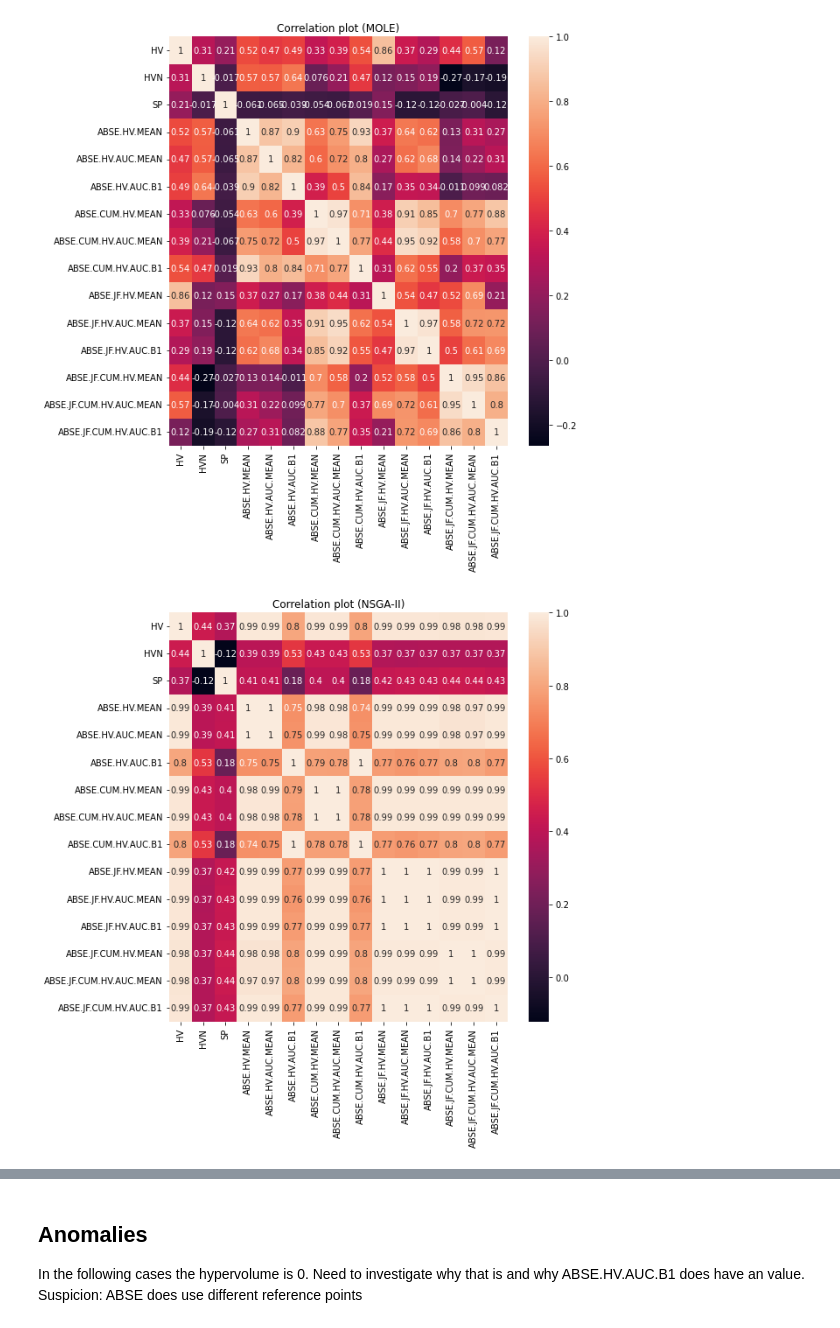
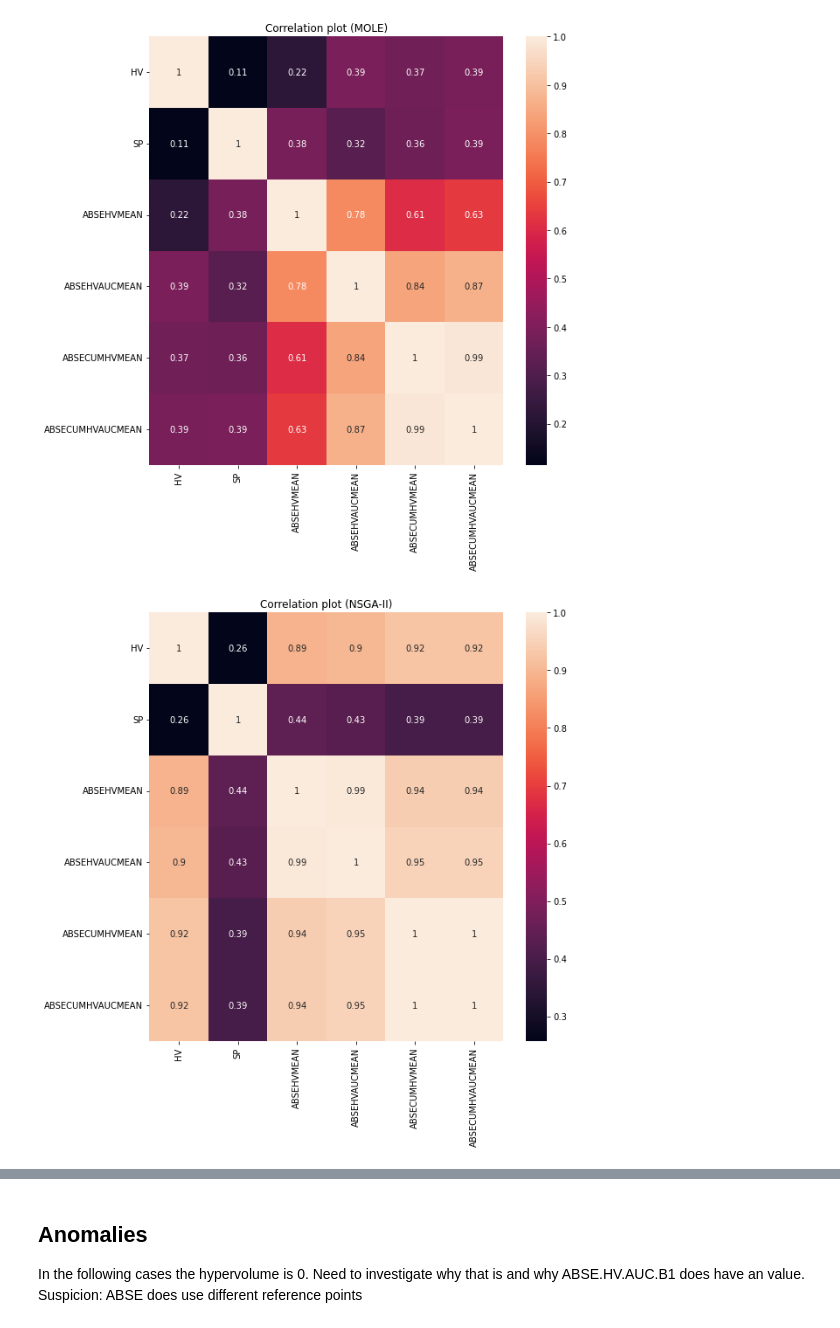
Before and after one commit to jeroenrook/BBE-experiments, a Jupyter notebook: experiments/03initialvisualisations/Analysis.ipynb, the cells around one changed output, grey strips where cells are left out. Drawn from its saved outputs; the diff is of its cells as text; code cells hidden in the pictures.

```diff
--- a/experiments/03initialvisualisations/Analysis.ipynb
+++ b/experiments/03initialvisualisations/Analysis.ipynb
@@ -77,12 +77,12 @@ tdf.groupby(["solver","instance"]).size().unstack("solver")
 # %%
 for solver, gdf in df.groupby("solver"):
-    metrics = gdf.columns[~gdf.columns.isin(["run", "seed", "Unnamed: 0", "solver", "instance", "configuration"])]
+    metrics = gdf.columns[gdf.columns.isin(["HV", "SP", "ABSEHVMEAN", "ABSEHVAUCMEAN", "ABSECUMHVMEAN", "ABSECUMHVAUCMEAN"])]
     fig, ax = plt.subplots(1, figsize=(9,9))
     ax.set_aspect('auto')
-    sns.heatmap(gdf[metrics].corr(), annot = True)
+    sns.heatmap(gdf[metrics].corr("spearman"), annot = True)
     ax.set_title(f"Correlation plot ({solver})")
     plt.tight_layout()
     plt.savefig(f"figures/correlations_{solver}.pdf")
 # %% [output]
-[figure, old version]
+[figure, new version]
-[figure, old version]
+[figure, new version]
```
Also changed, not shown: parts of 18 cells of this notebook, 15 other files.
